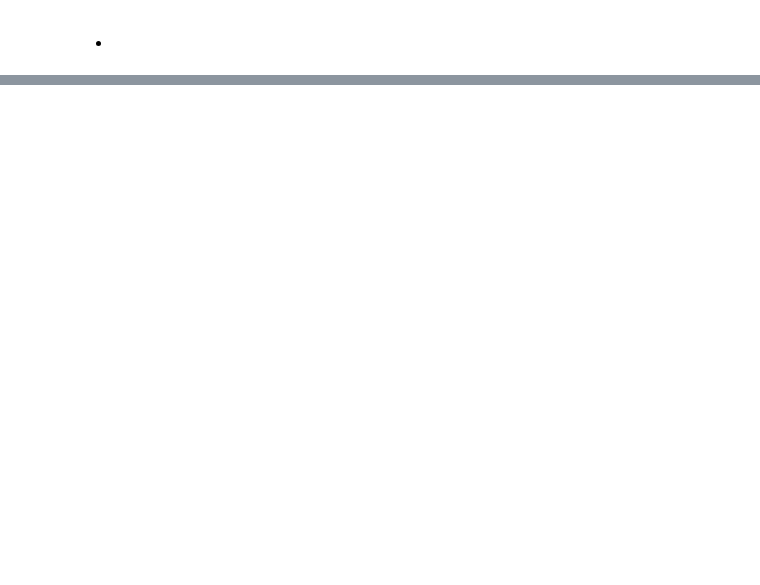
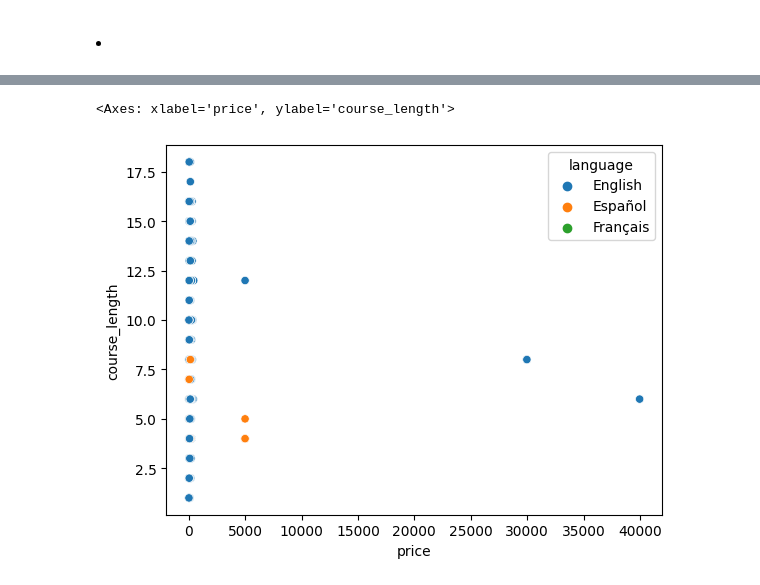
Before and after one commit to fran-as/MOOCs_BA, a Jupyter notebook: EDA_edx_courses.ipynb, the cells around one changed output, grey strips where cells are left out. Cells and saved outputs as stored; diff of their text form; code cells hidden in the pictures; blank space fills up the shorter version.

```diff
--- a/EDA_edx_courses.ipynb
+++ b/EDA_edx_courses.ipynb
@@ -638,0 +703,5 @@ filas_duplicadas.head(20)
+# %%
+sns.scatterplot(x='price', y='course_length',hue='language', data=edx_courses[edx_courses['language'].isin(['English','Español','Français'])])
+# %% [output]
+<Axes: xlabel='price', ylabel='course_length'>
+[figure, added]
```
Also changed, not shown: parts of 79 cells of this notebook, 2 other files.
